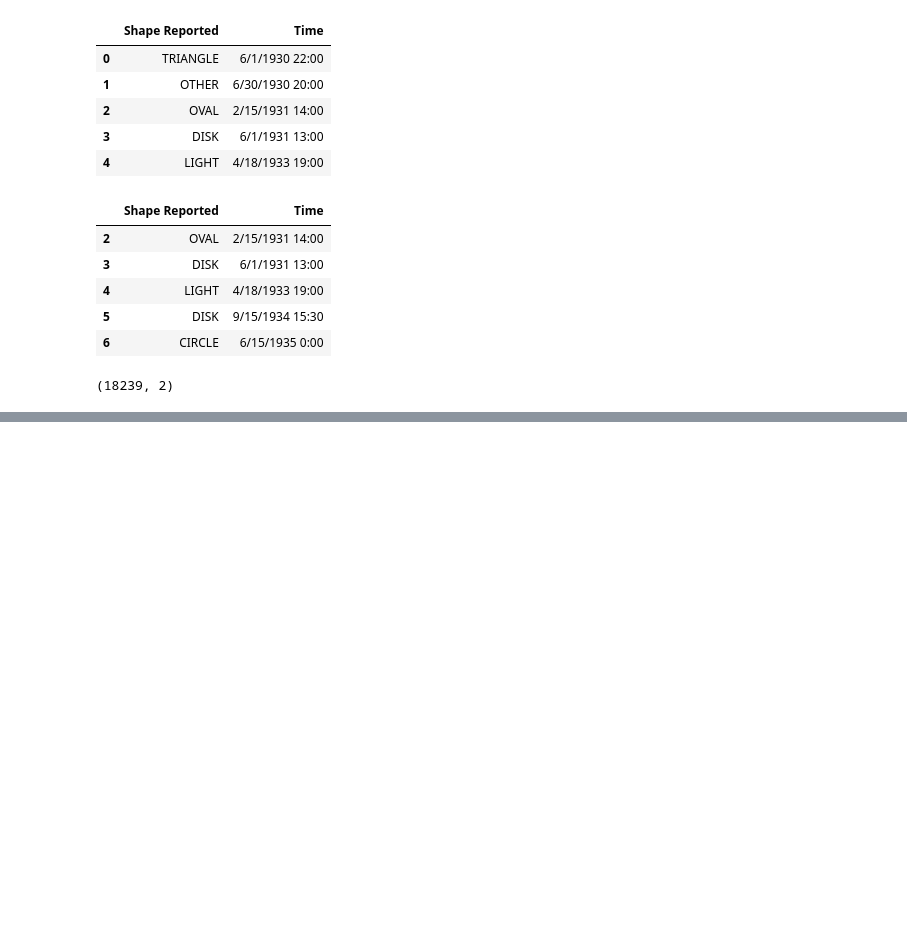
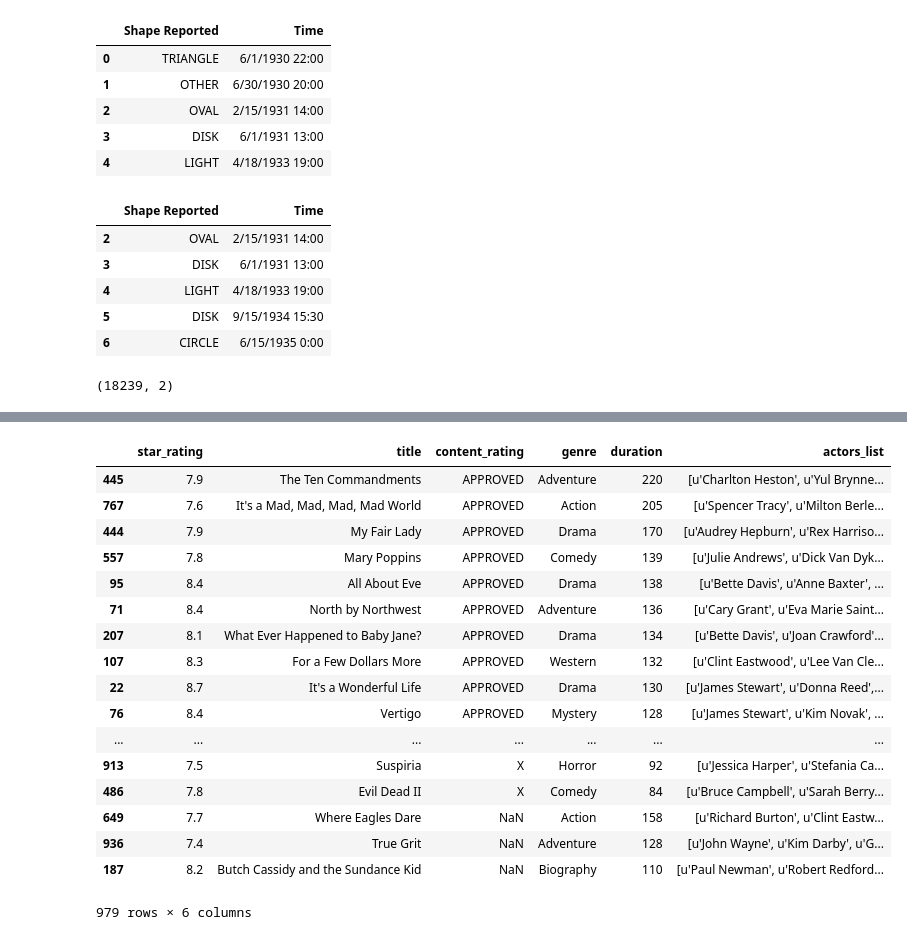
Before and after one commit to yyfsyw/pandas, a Jupyter notebook: pandas_practice.ipynb, the cells around one changed output, grey strips where cells are left out. Cells and saved outputs as stored; diff of their text form; code cells hidden in the pictures; blank space fills up the shorter version.

```diff
--- a/pandas_practice.ipynb
+++ b/pandas_practice.ipynb
@@ -388,0 +539,26 @@ ufo.shape
+# %%
+movies.sort_values(['content_rating', 'duration'], ascending= [True, False])
+#To add to the bonus tip, when you sort by multiple columns
+#it is sorted ascending in each column by default.
+#You can control the order for each column by passing a list against the 'ascending'
+#argument like thus: movies.sort_values(['content_rating', 'duration'], ascending= [True, False])
+#- this way within the "APPROVED" eg, we would get the longest duration
+# %% [output]
+|  | star_rating | title | content_rating | genre | duration | actors_list |
+| 445 | 7.9 | The Ten Commandments | APPROVED | Adventure | 220 | [u'Charlton Heston', u'Yul Brynne... |
+| 767 | 7.6 | It's a Mad, Mad, Mad, Mad World | APPROVED | Action | 205 | [u'Spencer Tracy', u'Milton Berle... |
+| 444 | 7.9 | My Fair Lady | APPROVED | Drama | 170 | [u'Audrey Hepburn', u'Rex Harriso... |
+| 557 | 7.8 | Mary Poppins | APPROVED | Comedy | 139 | [u'Julie Andrews', u'Dick Van Dyk... |
+| 95 | 8.4 | All About Eve | APPROVED | Drama | 138 | [u'Bette Davis', u'Anne Baxter', ... |
+| 71 | 8.4 | North by Northwest | APPROVED | Adventure | 136 | [u'Cary Grant', u'Eva Marie Saint... |
+| 207 | 8.1 | What Ever Happened to Baby Jane? | APPROVED | Drama | 134 | [u'Bette Davis', u'Joan Crawford'... |
+| 107 | 8.3 | For a Few Dollars More | APPROVED | Western | 132 | [u'Clint Eastwood', u'Lee Van Cle... |
+| 22 | 8.7 | It's a Wonderful Life | APPROVED | Drama | 130 | [u'James Stewart', u'Donna Reed',... |
+| 76 | 8.4 | Vertigo | APPROVED | Mystery | 128 | [u'James Stewart', u'Kim Novak', ... |
+| ... | ... | ... | ... | ... | ... | ... |
+| 913 | 7.5 | Suspiria | X | Horror | 92 | [u'Jessica Harper', u'Stefania Ca... |
+| 486 | 7.8 | Evil Dead II | X | Comedy | 84 | [u'Bruce Campbell', u'Sarah Berry... |
+| 649 | 7.7 | Where Eagles Dare | NaN | Action | 158 | [u'Richard Burton', u'Clint Eastw... |
+| 936 | 7.4 | True Grit | NaN | Adventure | 128 | [u'John Wayne', u'Kim Darby', u'G... |
+| 187 | 8.2 | Butch Cassidy and the Sundance Kid | NaN | Biography | 110 | [u'Paul Newman', u'Robert Redford... |
+979 rows × 6 columns
```
Also changed, not shown: parts of 40 cells of this notebook.
